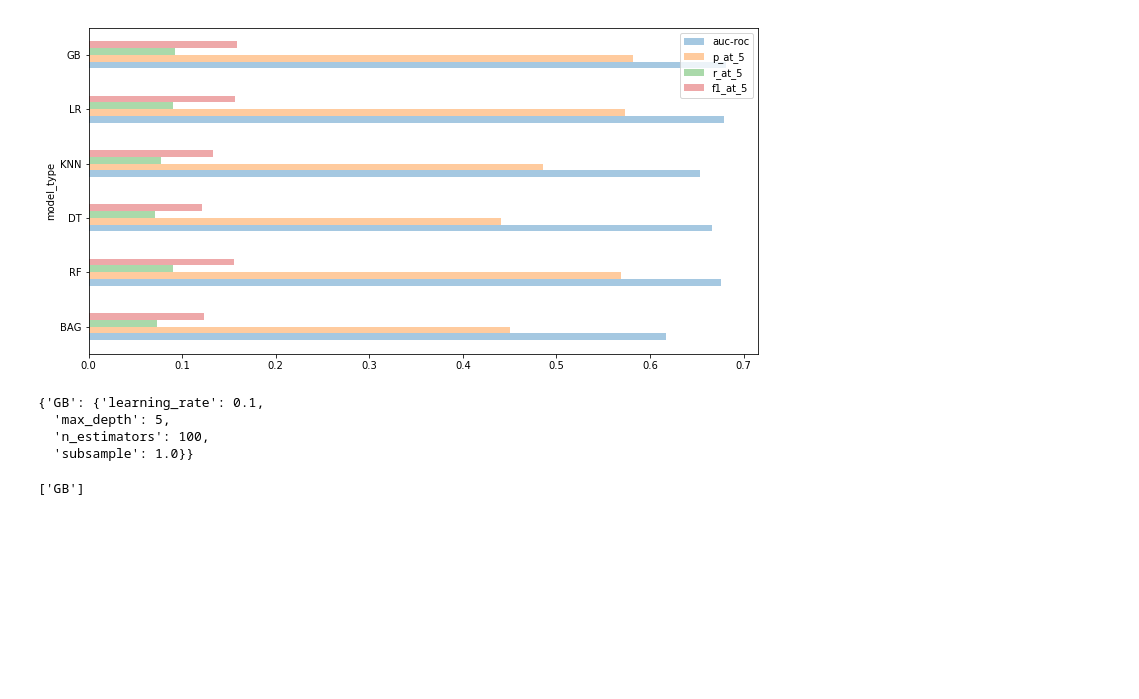
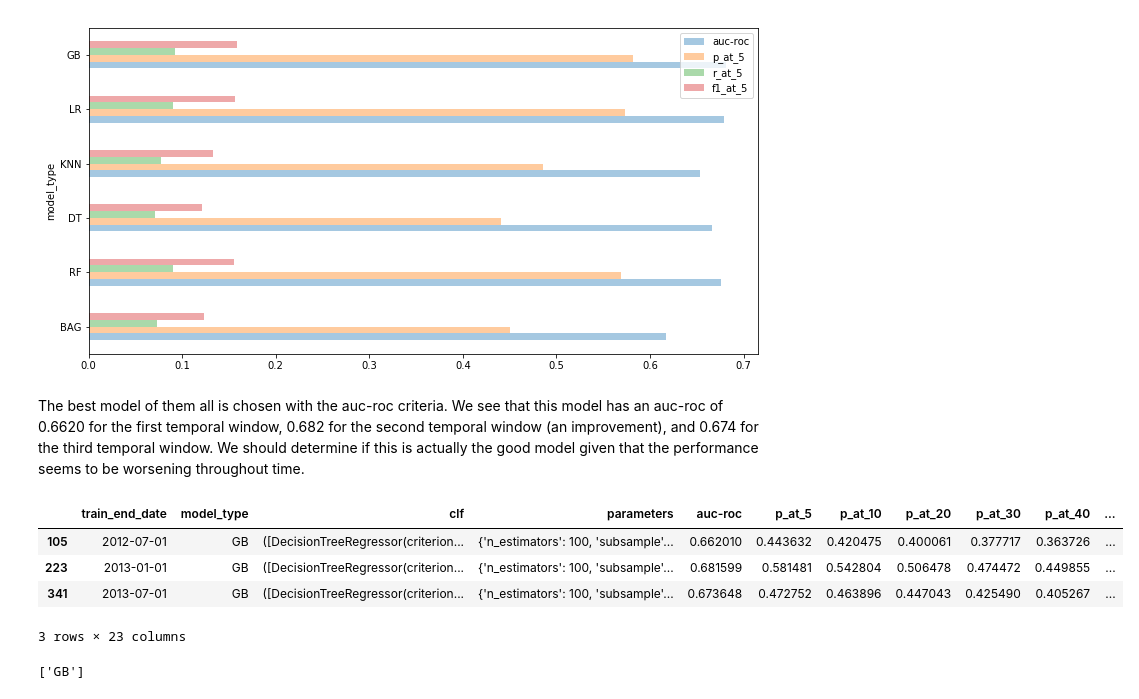
Before and after one commit to ccsuehara/30254, a Jupyter notebook: Machine_Learning/hw3/HW3_Presentation.ipynb, the cells around one changed output. Saved outputs shown, nothing was run; the diff lists cells and outputs as text; code cells hidden in the pictures; blank space fills up the shorter version.

```diff
--- a/Machine_Learning/hw3/HW3_Presentation.ipynb
+++ b/Machine_Learning/hw3/HW3_Presentation.ipynb
@@ -264,13 +269,16 @@ best_parameters = results_df_long.loc[results_df_long['auc-roc'].idxmax()]['para
 train_set = results_df_long.loc[results_df_long['auc-roc'].idxmax()]['train_end_date']
 dict_best = {best_model[0]:best_parameters}
 obs_best_mod = results_df_long.loc[(results_df_long['parameters'] == best_parameters)]
-# %%
-dict_best
-# %% [output]
-{'GB': {'learning_rate': 0.1,
-  'max_depth': 5,
-  'n_estimators': 100,
-  'subsample': 1.0}}
+# %% [markdown]
+The best model of them all is chosen with the auc-roc criteria. We see that this model has an auc-roc of 0.6620 for the first temporal window, 0.682 for the second temporal window (an improvement), and 0.674 for the third temporal window. We should determine if this is actually the good model given that the performance seems to be worsening throughout time.
+# %%
+obs_best_mod
+# %% [output]
+|  | train_end_date | model_type | clf | parameters | auc-roc | p_at_5 | p_at_10 | p_at_20 | p_at_30 | p_at_40 | ... |
+| 105 | 2012-07-01 | GB | ([DecisionTreeRegressor(criterion... | {'n_estimators': 100, 'subsample'... | 0.662010 | 0.443632 | 0.420475 | 0.400061 | 0.377717 | 0.363726 | ... |
+| 223 | 2013-01-01 | GB | ([DecisionTreeRegressor(criterion... | {'n_estimators': 100, 'subsample'... | 0.681599 | 0.581481 | 0.542804 | 0.506478 | 0.474472 | 0.449855 | ... |
+| 341 | 2013-07-01 | GB | ([DecisionTreeRegressor(criterion... | {'n_estimators': 100, 'subsample'... | 0.673648 | 0.472752 | 0.463896 | 0.447043 | 0.425490 | 0.405267 | ... |
+3 rows × 23 columns
 # %%
 best_model
 # %% [output]
```
Also changed, not shown: parts of 8 cells of this notebook, 1 other file.
